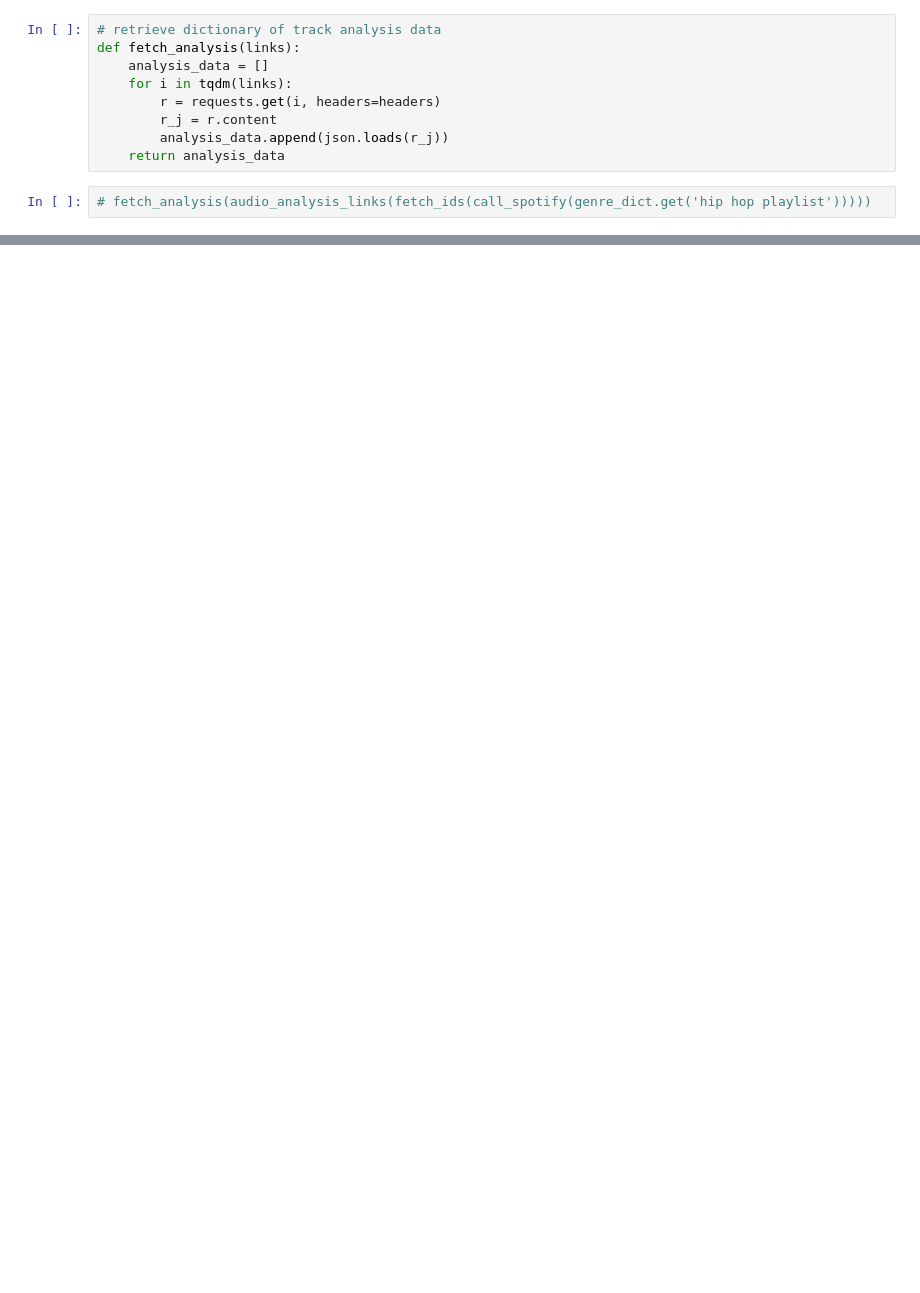
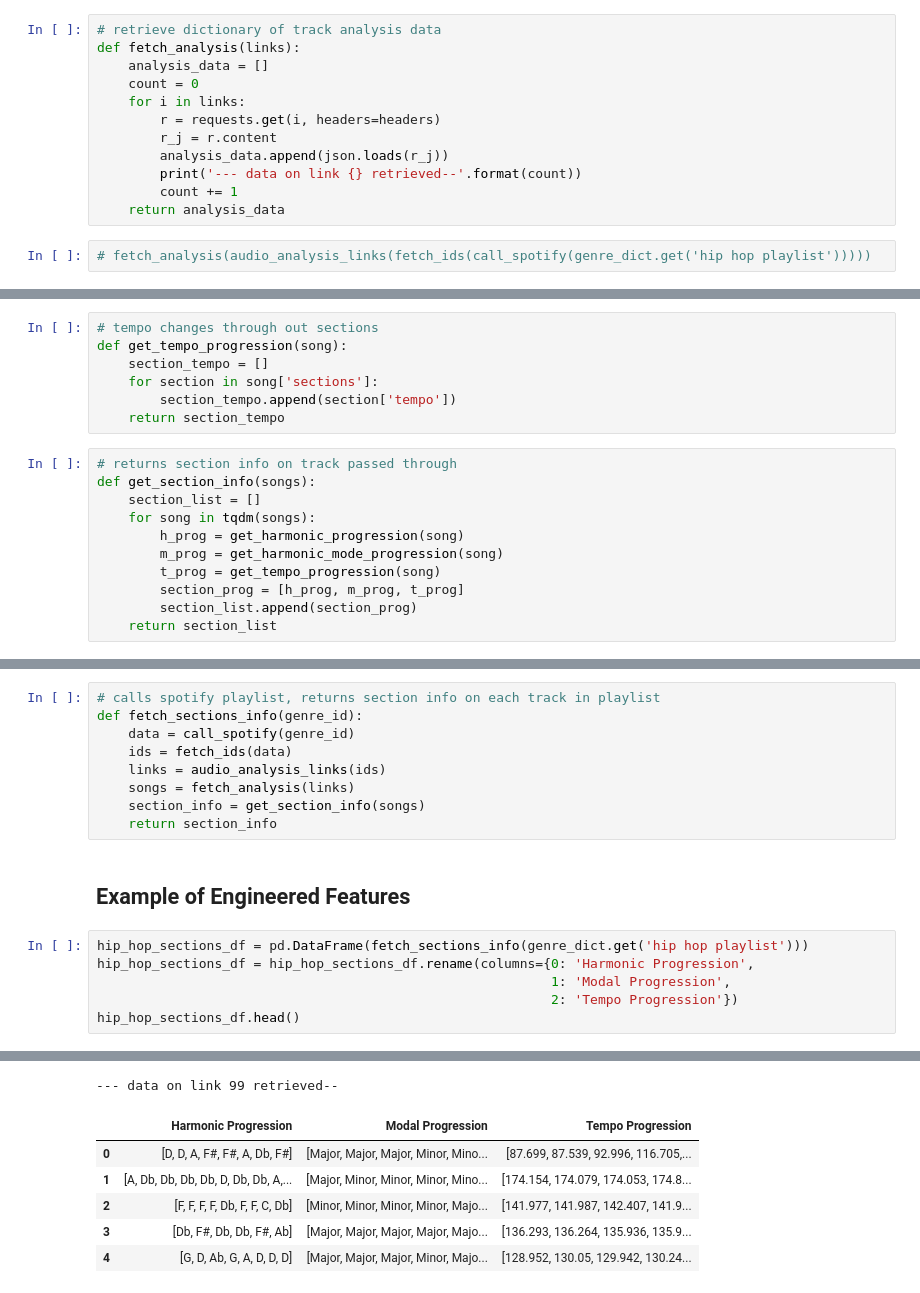
Before and after one commit to FinchMF/Classification_Models, a Jupyter notebook: Gathering_Data.ipynb, the cells around one changed output, grey strips where cells are left out. Saved outputs shown, nothing was run; the diff lists cells and outputs as text; blank space fills up the shorter version.

```diff
--- a/Gathering_Data.ipynb
+++ b/Gathering_Data.ipynb
@@ -409,10 +410,13 @@ audio_analysis_links(fetch_ids(call_spotify(genre_dict.get('hip hop playlist')))
 # retrieve dictionary of track analysis data
 def fetch_analysis(links):
     analysis_data = []
-    for i in tqdm(links):
+    count = 0
+    for i in links:
         r = requests.get(i, headers=headers)
         r_j = r.content
         analysis_data.append(json.loads(r_j))
+        print('--- data on link {} retrieved--'.format(count))
+        count += 1
     return analysis_data
 # %%
 # fetch_analysis(audio_analysis_links(fetch_ids(call_spotify(genre_dict.get('hip hop playlist')))))
@@ -418,0 +469,18 @@ def fetch_analysis(links):
+# %%
+# tempo changes through out sections
+def get_tempo_progression(song):
+    section_tempo = []
+    for section in song['sections']:
+        section_tempo.append(section['tempo'])
+    return section_tempo
+# %%
+# returns section info on track passed through
+def get_section_info(songs):
+    section_list = []
+    for song in tqdm(songs):
+        h_prog = get_harmonic_progression(song)
+        m_prog = get_harmonic_mode_progression(song)
+        t_prog = get_tempo_progression(song)
+        section_prog = [h_prog, m_prog, t_prog]
+        section_list.append(section_prog)
+    return section_list
@@ -418,0 +489,18 @@ def fetch_analysis(links):
+# %%
+# calls spotify playlist, returns section info on each track in playlist
+def fetch_sections_info(genre_id):
+    data = call_spotify(genre_id)
+    ids = fetch_ids(data)
+    links = audio_analysis_links(ids)
+    songs = fetch_analysis(links)
+    section_info = get_section_info(songs)
+    return section_info
+# %% [markdown]
+## Example of Engineered Features
+# %%
+hip_hop_sections_df = pd.DataFrame(fetch_sections_info(genre_dict.get('hip hop playlist')))
+hip_hop_sections_df = hip_hop_sections_df.rename(columns={0: 'Harmonic Progression',
+                                                          1: 'Modal Progression',
+                                                          2: 'Tempo Progression'})
+hip_hop_sections_df.head()
+# %% [output]
@@ -418,0 +524,7 @@ def fetch_analysis(links):
+--- data on link 99 retrieved--
+|  | Harmonic Progression | Modal Progression | Tempo Progression |
+| 0 | [D, D, A, F#, F#, A, Db, F#] | [Major, Major, Major, Minor, Mino... | [87.699, 87.539, 92.996, 116.705,... |
+| 1 | [A, Db, Db, Db, Db, D, Db, Db, A,... | [Major, Minor, Minor, Minor, Mino... | [174.154, 174.079, 174.053, 174.8... |
+| 2 | [F, F, F, F, Db, F, F, C, Db] | [Minor, Minor, Minor, Minor, Majo... | [141.977, 141.987, 142.407, 141.9... |
+| 3 | [Db, F#, Db, Db, F#, Ab] | [Major, Major, Major, Major, Majo... | [136.293, 136.264, 135.936, 135.9... |
+| 4 | [G, D, Ab, G, A, D, D, D] | [Major, Major, Major, Minor, Majo... | [128.952, 130.05, 129.942, 130.24... |
```
Also changed, not shown: parts of 13 cells of this notebook.
